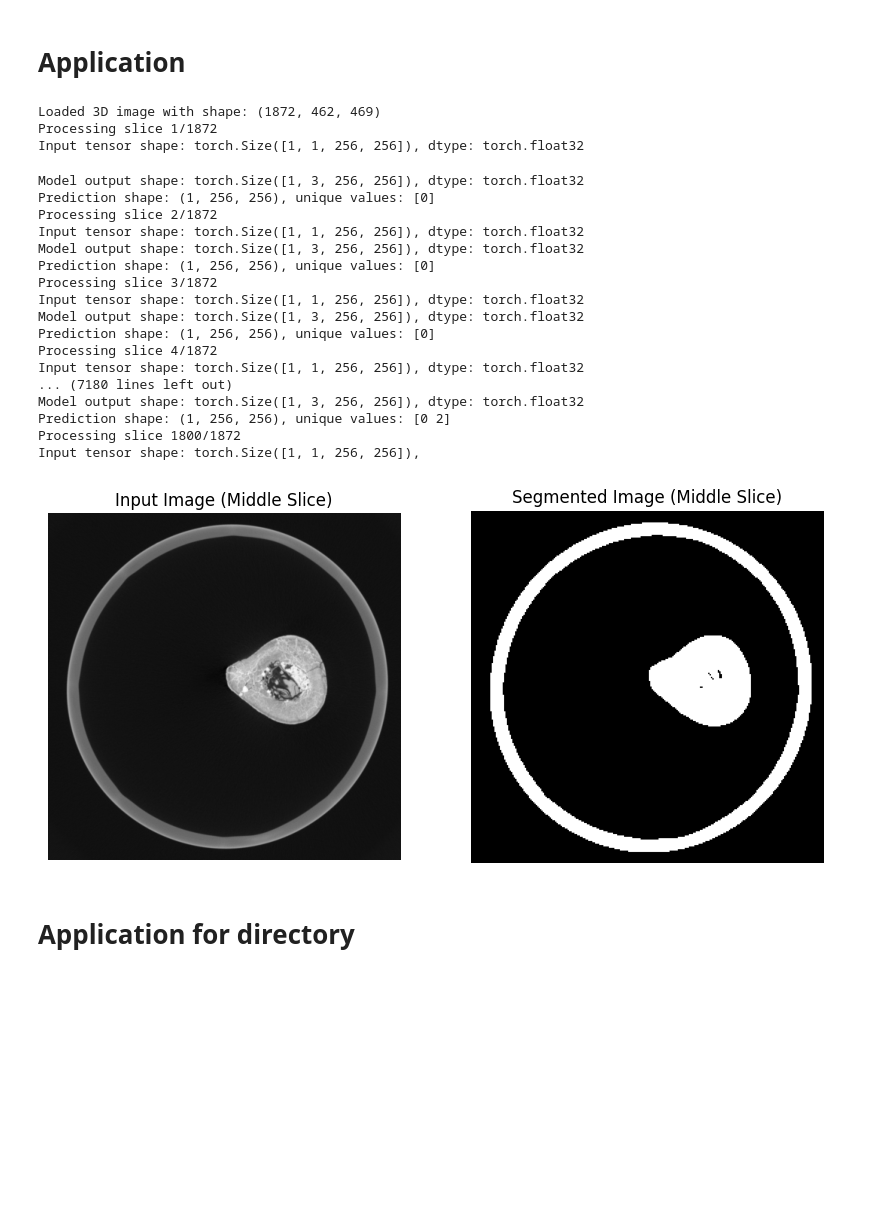
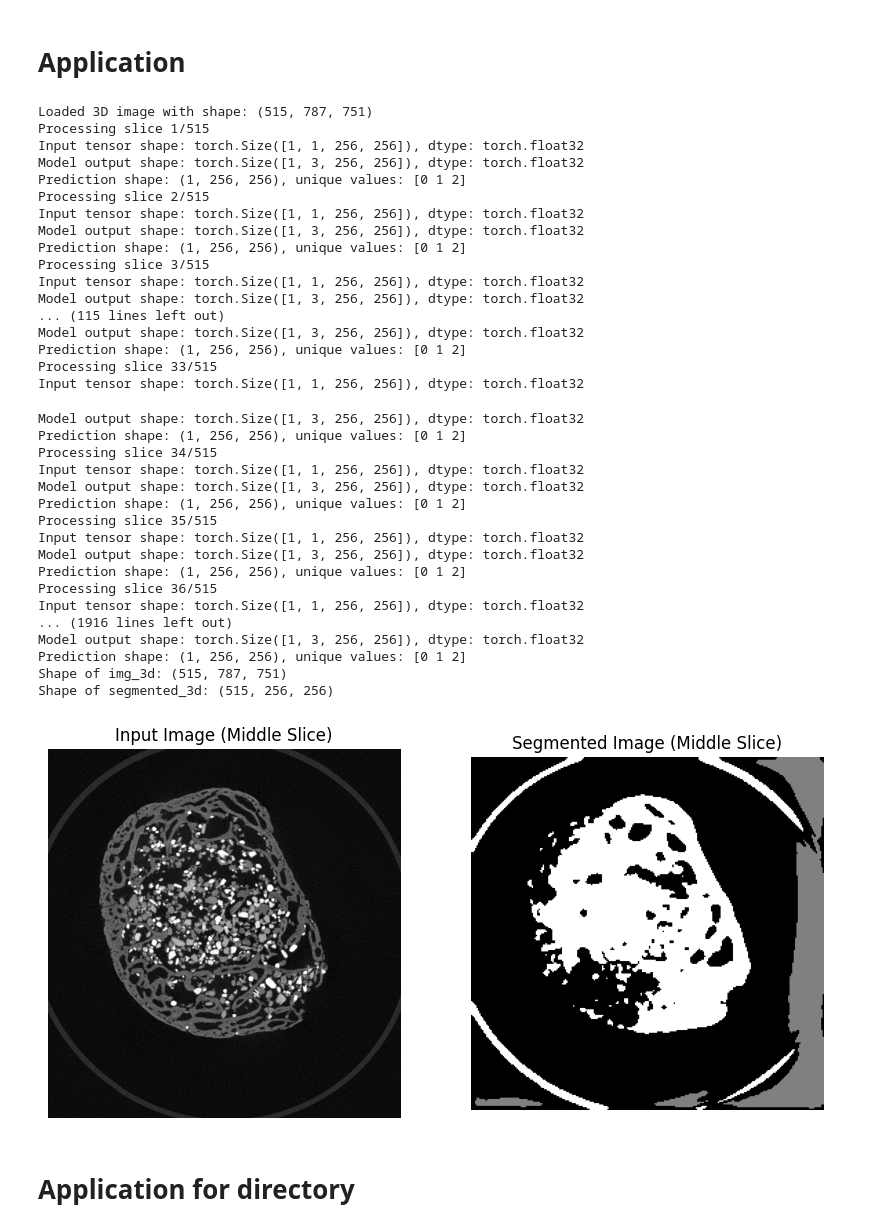
Before and after one commit to N-Van/IA-SeReOs, a Jupyter notebook: inference.ipynb, the cells around one changed output. Saved outputs shown, nothing was run; the diff lists cells and outputs as text; code cells hidden in the pictures; blank space fills up the shorter version.

```diff
--- a/inference.ipynb
+++ b/inference.ipynb
@@ -120,7 +120,7 @@ class OutConv(nn.Module):
 
 # Chargement du modèle
 device = torch.device("cuda" if torch.cuda.is_available() else "cpu")
-model_path = "C:/Users/n.vanderesse/Desktop/STAGE_Nolan/Git/IA-SeReOs/RDN.pth"
+model_path = "D:/IA-SeReOs/RDN.pth"
 net = UNet_Light_RDN(n_channels=1, n_classes=3)
 net.load_state_dict(torch.load(model_path, map_location=device))
 # Load the model using MLflow
@@ -241,47 +241,61 @@ def process_3d_image(image_path):
         print(f"Processing slice {i+1}/{img_3d.shape[0]}")
         slice_path = f"temp_slice_{i}.tif"
         Image.fromarray(img_3d[i]).save(slice_path)
         prediction = run_inference(slice_path)
         segmented_slice = visualize_slice(prediction)
         predictions.append(segmented_slice)
         os.remove(slice_path)
 
     segmented_3d = np.stack(predictions, axis=0)
     io.imsave('segmented_image_3d.tif', segmented_3d)
     mlflow.log_artifact('segmented_image_3d.tif')
 
     # Plot the middle slice for verification
     plot_results(img_3d, segmented_3d)
 
 # Application
-image_path = "D:/Donnees_pour_segmentation_RDN/data/fichier3D_scale05.tif"
+image_path = "D:/IA-SeReOs_Training_data/Ismail_os_long/os_long_initial-1.tif"
 mlflow.log_param("image_path", image_path)
 process_3d_image(image_path)
 
 # End the MLflow run
 mlflow.end_run()
 # %% [output]
-Loaded 3D image with shape: (1872, 462, 469)
-Processing slice 1/1872
+Loaded 3D image with shape: (515, 787, 751)
+Processing slice 1/515
 Input tensor shape: torch.Size([1, 1, 256, 256]), dtype: torch.float32
+Model output shape: torch.Size([1, 3, 256, 256]), dtype: torch.float32
+Prediction shape: (1, 256, 256), unique values: [0 1 2]
+Processing slice 2/515
+Input tensor shape: torch.Size([1, 1, 256, 256]), dtype: torch.float32
+Model output shape: torch.Size([1, 3, 256, 256]), dtype: torch.float32
+Prediction shape: (1, 256, 256), unique values: [0 1 2]
+Processing slice 3/515
+Input tensor shape: torch.Size([1, 1, 256, 256]), dtype: torch.float32
+Model output shape: torch.Size([1, 3, 256, 256]), dtype: torch.float32
+... (115 lines left out)
+Model output shape: torch.Size([1, 3, 256, 256]), dtype: torch.float32
+Prediction shape: (1, 256, 256), unique values: [0 1 2]
+Processing slice 33/515
+Input tensor shape: torch.Size([1, 1, 256, 256]), dtype: torch.float32
 Model output shape: torch.Size([1, 3, 256, 256]), dtype: torch.float32
-Prediction shape: (1, 256, 256), unique values: [0]
-Processing slice 2/1872
+Prediction shape: (1, 256, 256), unique values: [0 1 2]
+Processing slice 34/515
 Input tensor shape: torch.Size([1, 1, 256, 256]), dtype: torch.float32
 Model output shape: torch.Size([1, 3, 256, 256]), dtype: torch.float32
-Prediction shape: (1, 256, 256), unique values: [0]
-Processing slice 3/1872
+Prediction shape: (1, 256, 256), unique values: [0 1 2]
+Processing slice 35/515
 Input tensor shape: torch.Size([1, 1, 256, 256]), dtype: torch.float32
 Model output shape: torch.Size([1, 3, 256, 256]), dtype: torch.float32
-Prediction shape: (1, 256, 256), unique values: [0]
-Processing slice 4/1872
+Prediction shape: (1, 256, 256), unique values: [0 1 2]
+Processing slice 36/515
 Input tensor shape: torch.Size([1, 1, 256, 256]), dtype: torch.float32
-... (7180 lines left out)
+... (1916 lines left out)
 Model output shape: torch.Size([1, 3, 256, 256]), dtype: torch.float32
-Prediction shape: (1, 256, 256), unique values: [0 2]
-Processing slice 1800/1872
-Input tensor shape: torch.Size([1, 1, 256, 256]),
+Prediction shape: (1, 256, 256), unique values: [0 1 2]
+Shape of img_3d: (515, 787, 751)
+Shape of segmented_3d: (515, 256, 256)
-[figure, old version]
+[figure, new version]
 # %% [markdown]
 # Application for directory
 # %%
```
Also changed, not shown: 5 other files.
